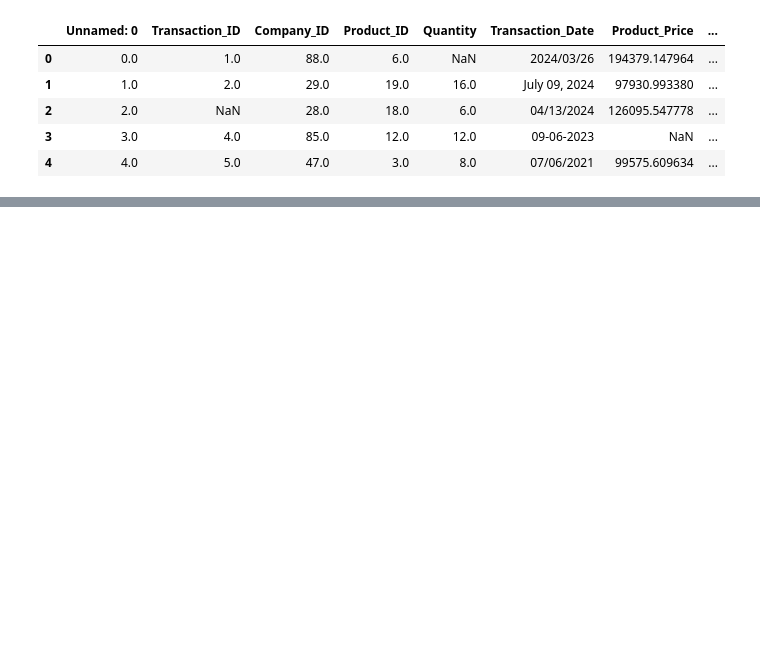
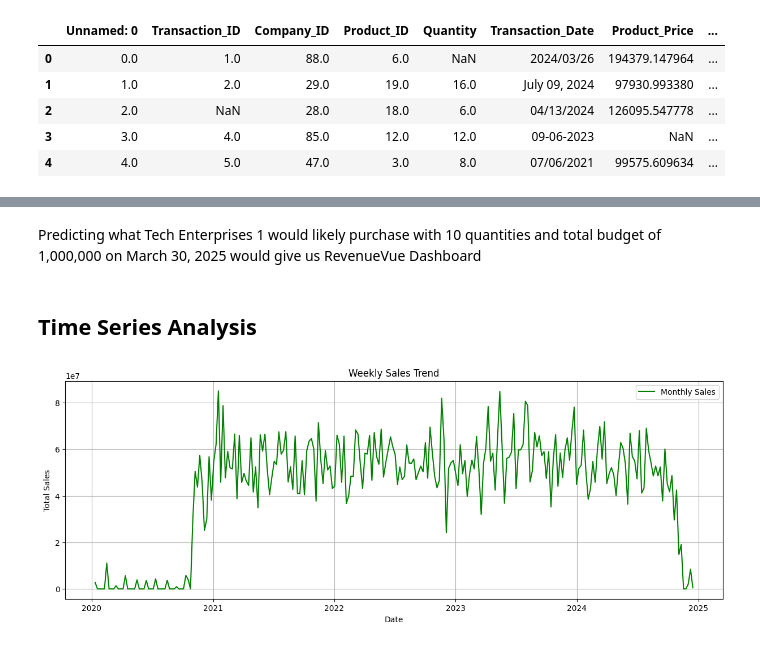
Before and after one commit to christianbusalanan/FinMark-Predictive-Analytics, a Jupyter notebook: MO_IT134_Homework_Week_3_Homework_Project_Dataset_Preprocessing_and_Feature_Engineering_BSIT_S3101_Busalanan,_C_N_.ipynb, the cells around one changed output, grey strips where cells are left out. Cells and saved outputs as stored; diff of their text form; code cells hidden in the pictures; blank space fills up the shorter version.

```diff
--- a/MO_IT134_Homework_Week_3_Homework_Project_Dataset_Preprocessing_and_Feature_Engineering_BSIT_S3101_Busalanan,_C_N_.ipynb
+++ b/MO_IT134_Homework_Week_3_Homework_Project_Dataset_Preprocessing_and_Feature_Engineering_BSIT_S3101_Busalanan,_C_N_.ipynb
@@ -106,3 +122,6 @@ trans.head()
 | 2 | 2.0 | NaN | 28.0 | 18.0 | 6.0 | 04/13/2024 | 126095.547778 | ... |
 | 3 | 3.0 | 4.0 | 85.0 | 12.0 | 12.0 | 09-06-2023 | NaN | ... |
 | 4 | 4.0 | 5.0 | 47.0 | 3.0 | 8.0 | 07/06/2021 | 99575.609634 | ... |
+# %%
+# Drop unnecessary columns
+transactions.drop(columns=['Unnamed: 0', 'Transaction_ID'], inplace=True)
@@ -232,0 +240,39 @@ Accuracy: 0.9164368450082736
+# %% [markdown]
+Predicting what Tech Enterprises 1 would likely purchase with 10 quantities and total budget of 1,000,000 on March 30, 2025 would give us RevenueVue Dashboard
+# %% [markdown]
+## Time Series Analysis
+# %%
+# Merge transactions with customers and products data
+transactions = transactions.merge(products, on='Product_ID').merge(customers, on='Company_ID')
+
+# Fill missing Total_Cost values based on Quantity * Product_Price
+transactions['Total_Cost'] = transactions['Total_Cost'].fillna(transactions['Product_Price_y'] * transactions['Quantity'])
+
+# Recalculate Quantity where necessary
+transactions['Quantity'] = transactions['Total_Cost'] / transactions['Product_Price_y']
+
+# Keep only relevant columns
+transactions= transactions[['Transaction_Date', 'Total_Cost']]
+# %%
+# Converting to date datatype
+transactions['Transaction_Date']= pd.to_datetime(transactions['Transaction_Date'], format= 'mixed')
+transactions= transactions.set_index('Transaction_Date')
+# %%
+# Dropping null values
+transactions.dropna(subset= ['Total_Cost'], inplace= True)
+
+#Sorting data
+transactions= transactions.sort_index()
+# %%
+# Plotting the monthly sales
+df_weekly = transactions.resample("W")["Total_Cost"].sum()
+plt.figure(figsize= (15,5))
+sns.lineplot(data= df_weekly, color="g", label="Monthly Sales")
+plt.xlabel("Date")
+plt.ylabel("Total Sales")
+plt.title("Weekly Sales Trend")
+plt.grid(True)
+plt.legend()
+plt.show()
+# %% [output]
+[figure, added]
```
Also changed, not shown: parts of 76 cells of this notebook.
